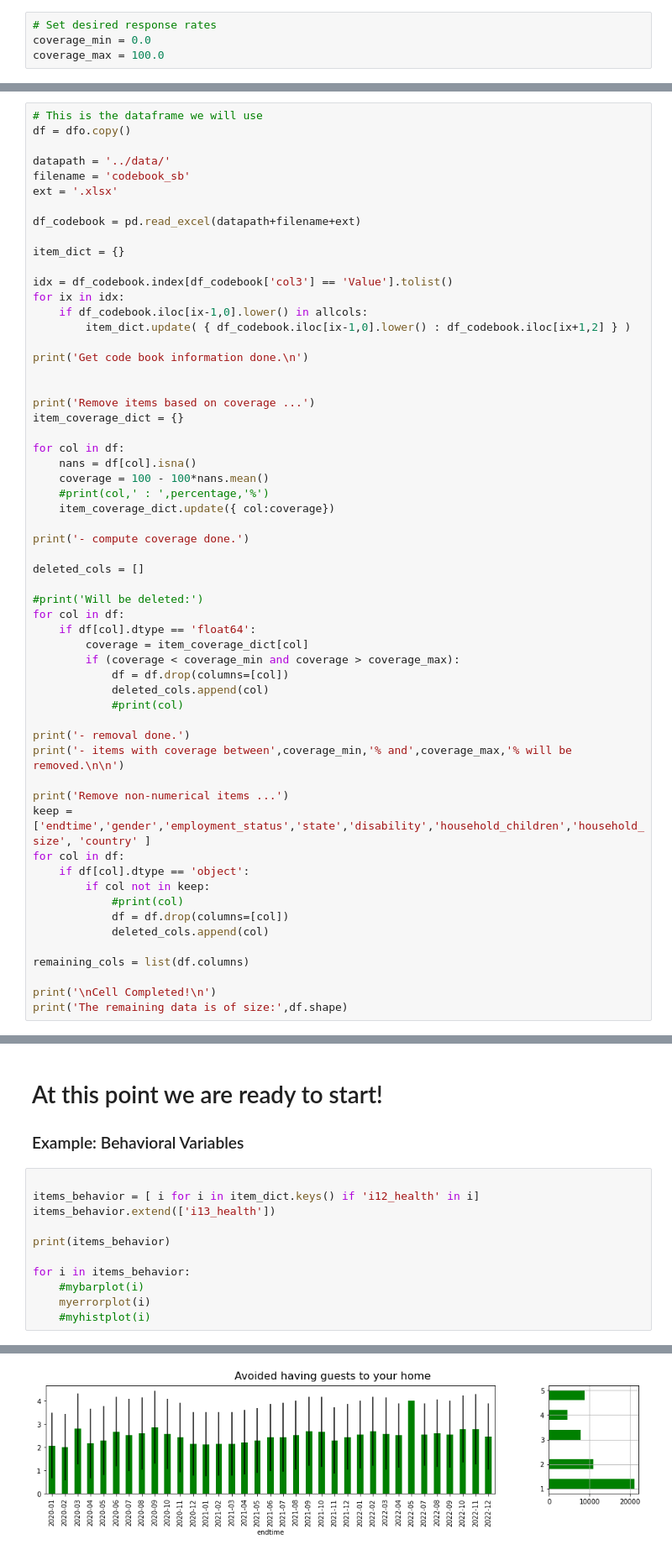
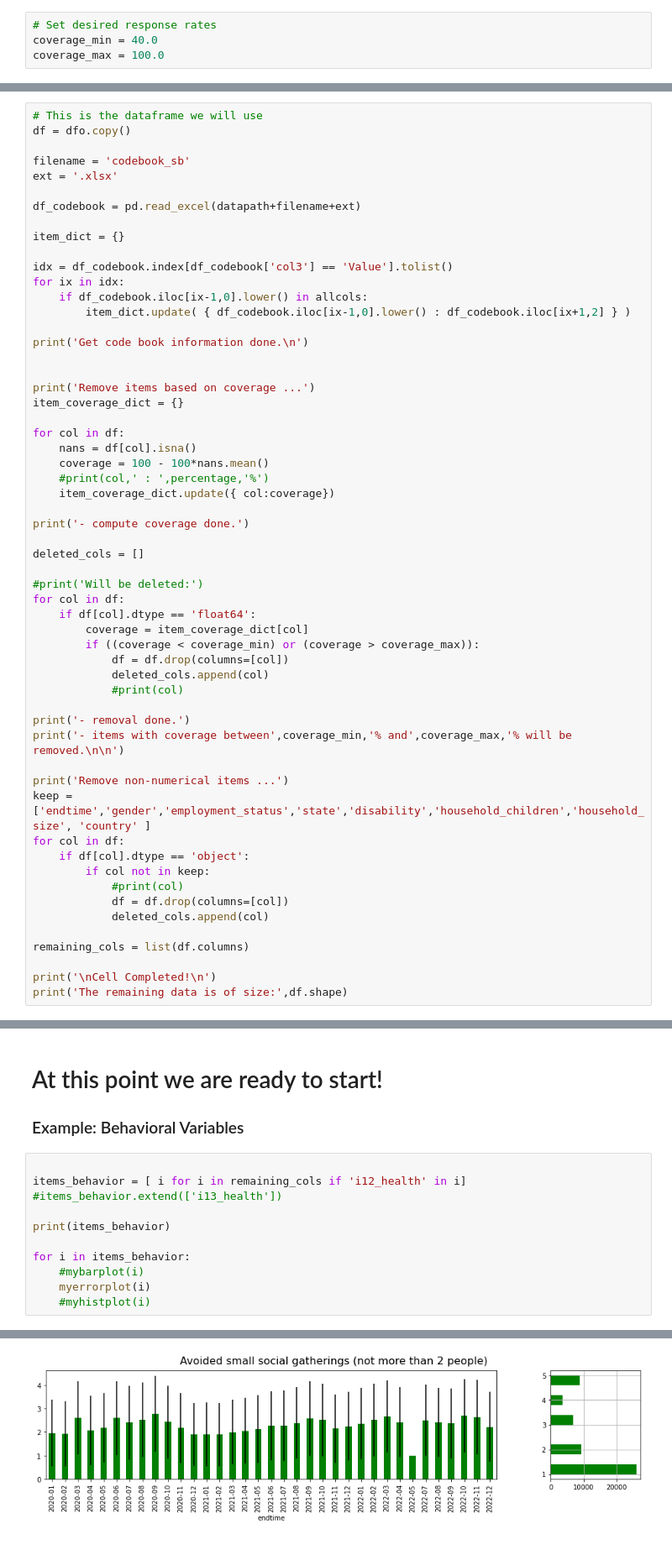
Before and after one commit to sevenbanisch/hackthon_yougov_data, a Jupyter notebook: preparation/loadandcleandata.ipynb, the cells around one changed output, grey strips where cells are left out. Shown at 84% size. Drawn from its saved outputs; the diff is of its cells as text.

Commit message:
working with inspection and load data

```diff
--- a/preparation/loadandcleandata.ipynb
+++ b/preparation/loadandcleandata.ipynb
@@ -44,7 +44,7 @@ Cell Completed.
 ### Select desired response rates
 # %%
 # Set desired response rates
-coverage_min = 0.0
+coverage_min = 40.0
 coverage_max = 100.0
 # %% [markdown]
 ### Construct data selection and get codebook information
@@ -52,7 +52,6 @@ coverage_max = 100.0
 # This is the dataframe we will use
 df = dfo.copy()
 
-datapath = '../data/'
 filename = 'codebook_sb'
 ext = '.xlsx'
 
@@ -85,7 +84,7 @@ deleted_cols = []
 for col in df:
     if df[col].dtype == 'float64':
         coverage = item_coverage_dict[col]
-        if (coverage < coverage_min and coverage > coverage_max):
+        if ((coverage < coverage_min) or (coverage > coverage_max)):
             df = df.drop(columns=[col])
             deleted_cols.append(col)
             #print(col)
@@ -160,8 +161,8 @@ def myhistplot(item):
 ### Example: Behavioral Variables
 # %%
 
-items_behavior = [ i for i in item_dict.keys() if 'i12_health' in i]
-items_behavior.extend(['i13_health'])
+items_behavior = [ i for i in remaining_cols if 'i12_health' in i]
+#items_behavior.extend(['i13_health'])
 
 print(items_behavior)
 
@@ -184 +185 @@ for i in items_behavior:
-[figure, old version]
+[figure, new version]
```
Also changed, not shown: parts of 4 cells of this notebook, 1 other file.
